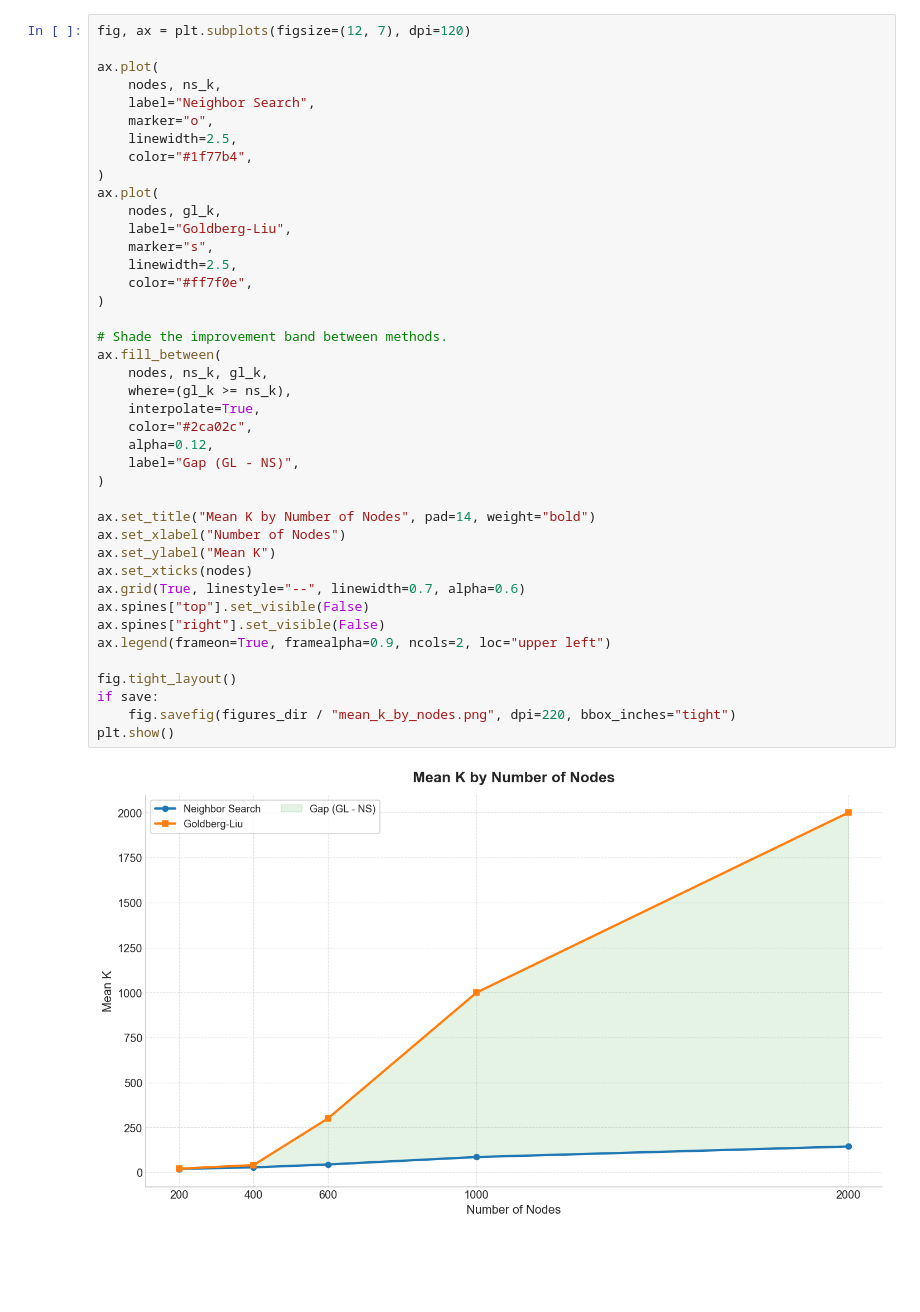
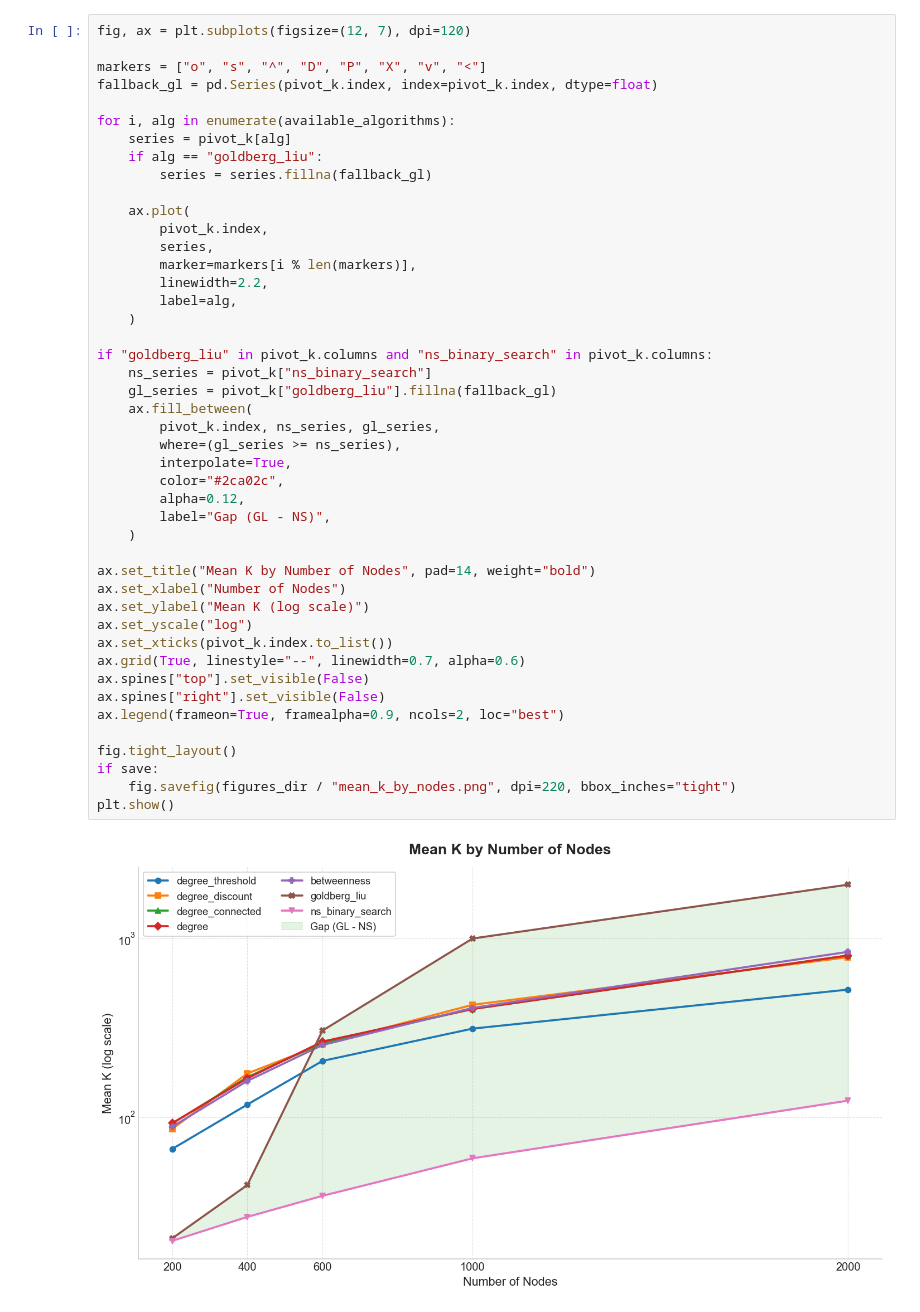
Before and after one commit to Berga53/Technology-Diffusion, a Jupyter notebook: notebooks/results.ipynb, the cells around one changed output. Saved outputs shown, nothing was run; the diff lists cells and outputs as text; blank space fills up the shorter version.

```diff
--- a/notebooks/results.ipynb
+++ b/notebooks/results.ipynb
@@ -89,44 +87,48 @@ gl_build_time = plot_df["GL_build_time_s"].to_numpy()
 # %%
 fig, ax = plt.subplots(figsize=(12, 7), dpi=120)
 
-ax.plot(
-    nodes, ns_k,
-    label="Neighbor Search",
-    marker="o",
-    linewidth=2.5,
-    color="#1f77b4",
-)
-ax.plot(
-    nodes, gl_k,
-    label="Goldberg-Liu",
-    marker="s",
-    linewidth=2.5,
-    color="#ff7f0e",
-)
+markers = ["o", "s", "^", "D", "P", "X", "v", "<"]
+fallback_gl = pd.Series(pivot_k.index, index=pivot_k.index, dtype=float)
 
-# Shade the improvement band between methods.
-ax.fill_between(
-    nodes, ns_k, gl_k,
-    where=(gl_k >= ns_k),
-    interpolate=True,
-    color="#2ca02c",
-    alpha=0.12,
-    label="Gap (GL - NS)",
-)
+for i, alg in enumerate(available_algorithms):
+    series = pivot_k[alg]
+    if alg == "goldberg_liu":
+        series = series.fillna(fallback_gl)
+
+    ax.plot(
+        pivot_k.index,
+        series,
+        marker=markers[i % len(markers)],
+        linewidth=2.2,
+        label=alg,
+    )
+
+if "goldberg_liu" in pivot_k.columns and "ns_binary_search" in pivot_k.columns:
+    ns_series = pivot_k["ns_binary_search"]
+    gl_series = pivot_k["goldberg_liu"].fillna(fallback_gl)
+    ax.fill_between(
+        pivot_k.index, ns_series, gl_series,
+        where=(gl_series >= ns_series),
+        interpolate=True,
+        color="#2ca02c",
+        alpha=0.12,
+        label="Gap (GL - NS)",
+    )
 
 ax.set_title("Mean K by Number of Nodes", pad=14, weight="bold")
 ax.set_xlabel("Number of Nodes")
-ax.set_ylabel("Mean K")
-ax.set_xticks(nodes)
+ax.set_ylabel("Mean K (log scale)")
+ax.set_yscale("log")
+ax.set_xticks(pivot_k.index.to_list())
 ax.grid(True, linestyle="--", linewidth=0.7, alpha=0.6)
 ax.spines["top"].set_visible(False)
 ax.spines["right"].set_visible(False)
-ax.legend(frameon=True, framealpha=0.9, ncols=2, loc="upper left")
+ax.legend(frameon=True, framealpha=0.9, ncols=2, loc="best")
 
 fig.tight_layout()
 if save:
     fig.savefig(figures_dir / "mean_k_by_nodes.png", dpi=220, bbox_inches="tight")
 plt.show()
 # %% [output]
-[figure, old version]
+[figure, new version]
 # %%
```
Also changed, not shown: parts of 6 cells of this notebook, 32 other files.
